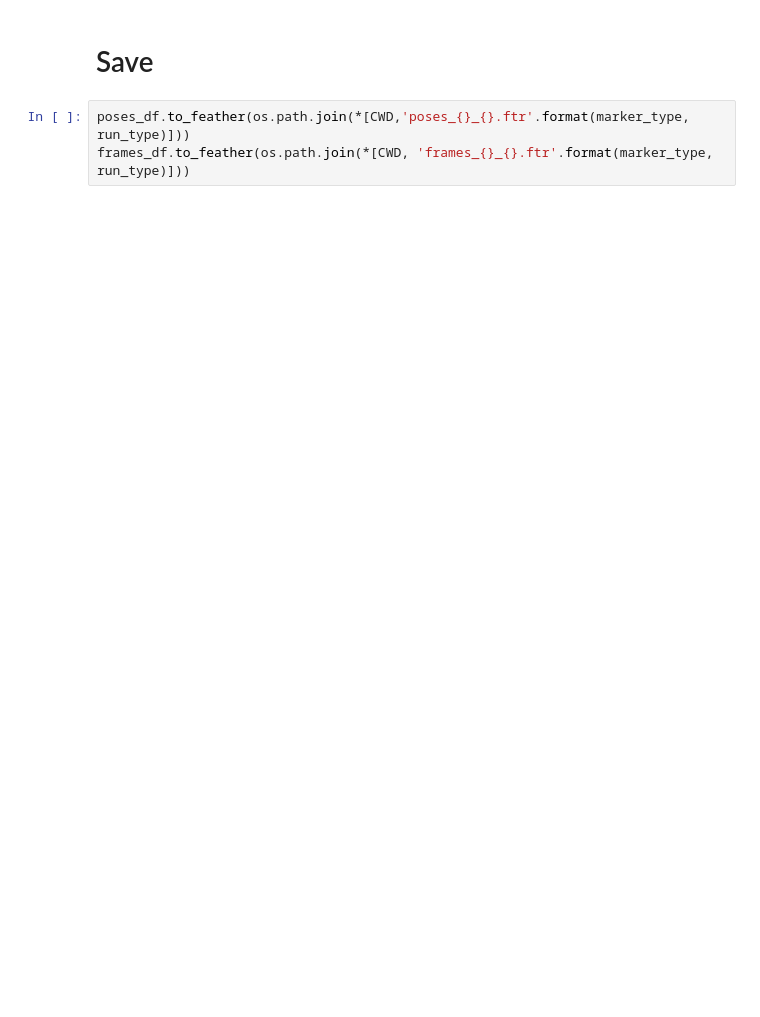
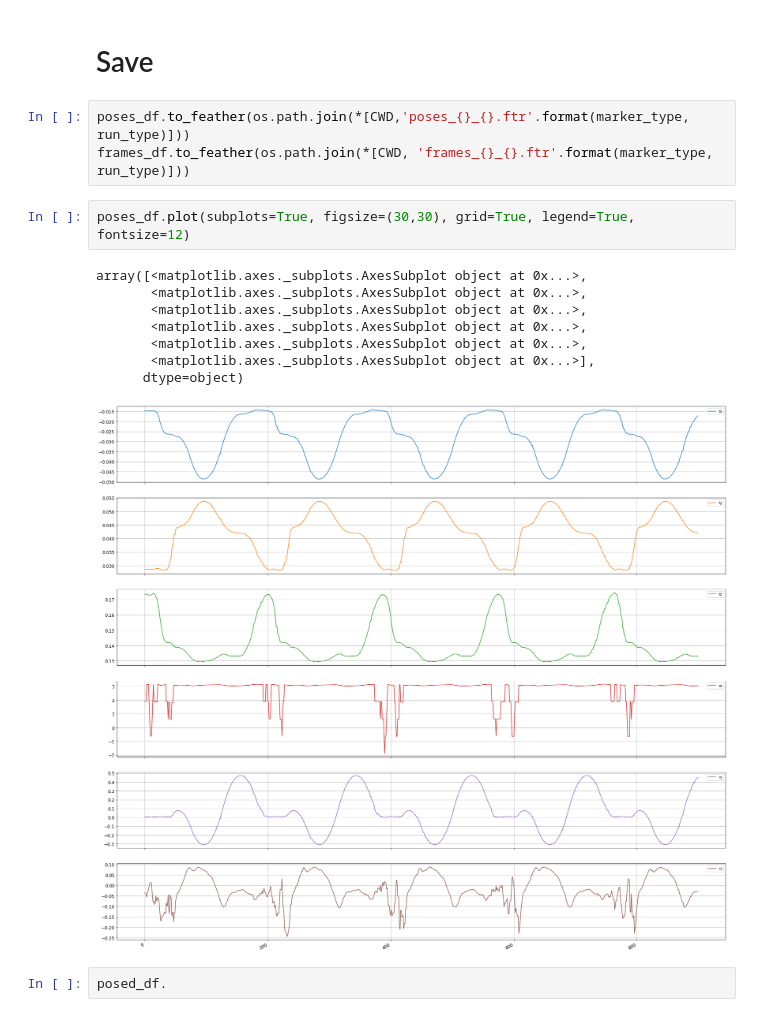
Before and after one commit to larsleyendecker/Robotics_DRLcontrol, a Jupyter notebook: TEST_Aruco/aruco_test_filter.ipynb, the cells around one changed output. Cells and saved outputs as stored; diff of their text form; blank space fills up the shorter version.

```diff
--- a/TEST_Aruco/aruco_test_filter.ipynb
+++ b/TEST_Aruco/aruco_test_filter.ipynb
@@ -281,3 +281,16 @@ frames_df
 # %%
 poses_df.to_feather(os.path.join(*[CWD,'poses_{}_{}.ftr'.format(marker_type, run_type)]))
 frames_df.to_feather(os.path.join(*[CWD, 'frames_{}_{}.ftr'.format(marker_type, run_type)]))
+# %%
+poses_df.plot(subplots=True, figsize=(30,30), grid=True, legend=True, fontsize=12)
+# %% [output]
+array([<matplotlib.axes._subplots.AxesSubplot object at 0x...>,
+       <matplotlib.axes._subplots.AxesSubplot object at 0x...>,
+       <matplotlib.axes._subplots.AxesSubplot object at 0x...>,
+       <matplotlib.axes._subplots.AxesSubplot object at 0x...>,
+       <matplotlib.axes._subplots.AxesSubplot object at 0x...>,
+       <matplotlib.axes._subplots.AxesSubplot object at 0x...>],
+      dtype=object)
+[figure, added]
+# %%
+posed_df.
```
Also changed, not shown: parts of 3 cells of this notebook, 29 other files.
